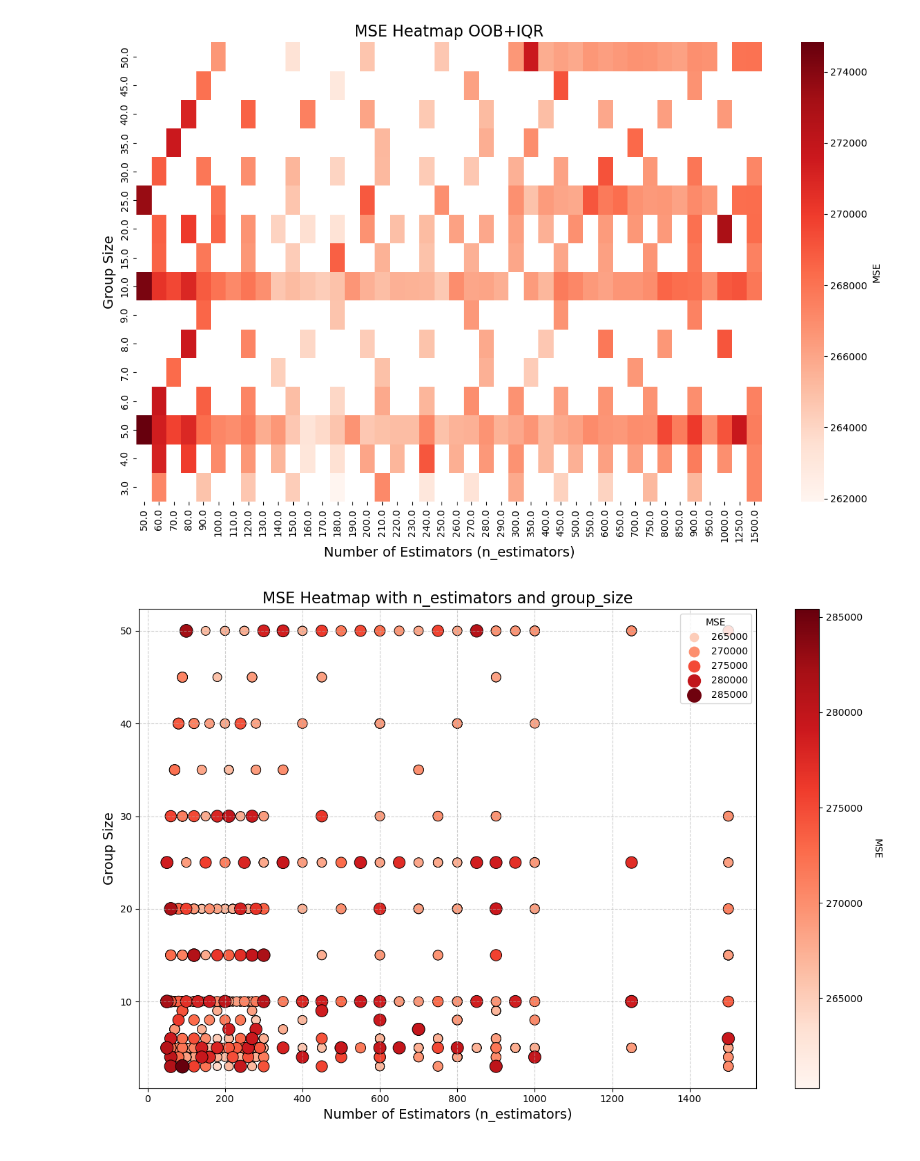
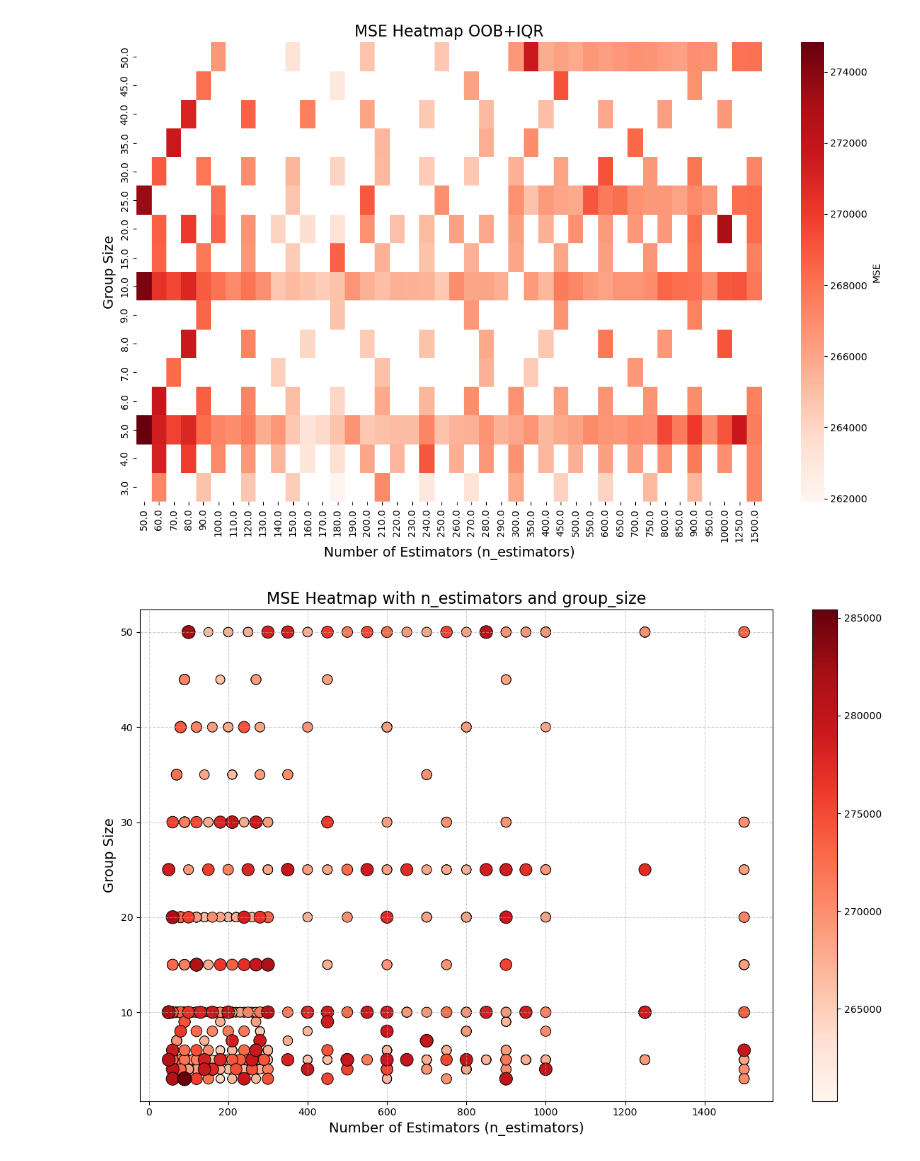
Before and after one commit to fedeegiorgi/proyecto-final, a Jupyter notebook: src/results_analysis/graficos.ipynb, the cells around one changed output. Saved outputs shown, nothing was run; the diff lists cells and outputs as text; code cells hidden in the pictures.

```diff
--- a/src/results_analysis/graficos.ipynb
+++ b/src/results_analysis/graficos.ipynb
@@ -299,11 +235,6 @@ plt.show()
 # %% [output]
 [figure]
 # %%
-import numpy as np
-import pandas as pd
-import matplotlib.pyplot as plt
-import seaborn as sns
-
 # Load data
 data = np.load('../resultados_grid_search/Carbon_Emission/Carbon_Emission_Percentile_Trimming.npy')
 columns = ['n_estimators', 'group_size', 'max_depth', 'percentile', 'MSE']
@@ -313,33 +244,36 @@ df = pd.DataFrame(data, columns=columns)
 sorted_df = df.sort_values(by='MSE', ascending=True)
 
 # Create the plot
 plt.figure(figsize=(12, 8))
 
 # Seaborn scatter plot
 sns.scatterplot(
     data=sorted_df,
     x='n_estimators',
     y='group_size',
     hue='MSE',
     palette='Reds',
     size='MSE',
     sizes=(50, 200),  # Adjust size range
-    edgecolor='k'
+    edgecolor='k',
+    legend=False
+
 )
 
 # Add colorbar
 sm = plt.cm.ScalarMappable(cmap="Reds", norm=plt.Normalize(vmin=sorted_df['MSE'].min(), vmax=sorted_df['MSE'].max()))
 cbar = plt.colorbar(sm)
-cbar.set_label('MSE', rotation=270, labelpad=20)
+
+#cbar.set_label('MSE', rotation=270, labelpad=20)
 
 # Customize plot
 plt.title('MSE Heatmap with n_estimators and group_size', fontsize=16)
 plt.xlabel('Number of Estimators (n_estimators)', fontsize=14)
 plt.ylabel('Group Size', fontsize=14)
 plt.grid(alpha=0.6, linestyle='--')
 plt.tight_layout()
 
 # Show plot
 plt.show()
 # %% [output]
-[figure, old version]
+[figure, new version]
```
Also changed, not shown: parts of 2 cells of this notebook.
